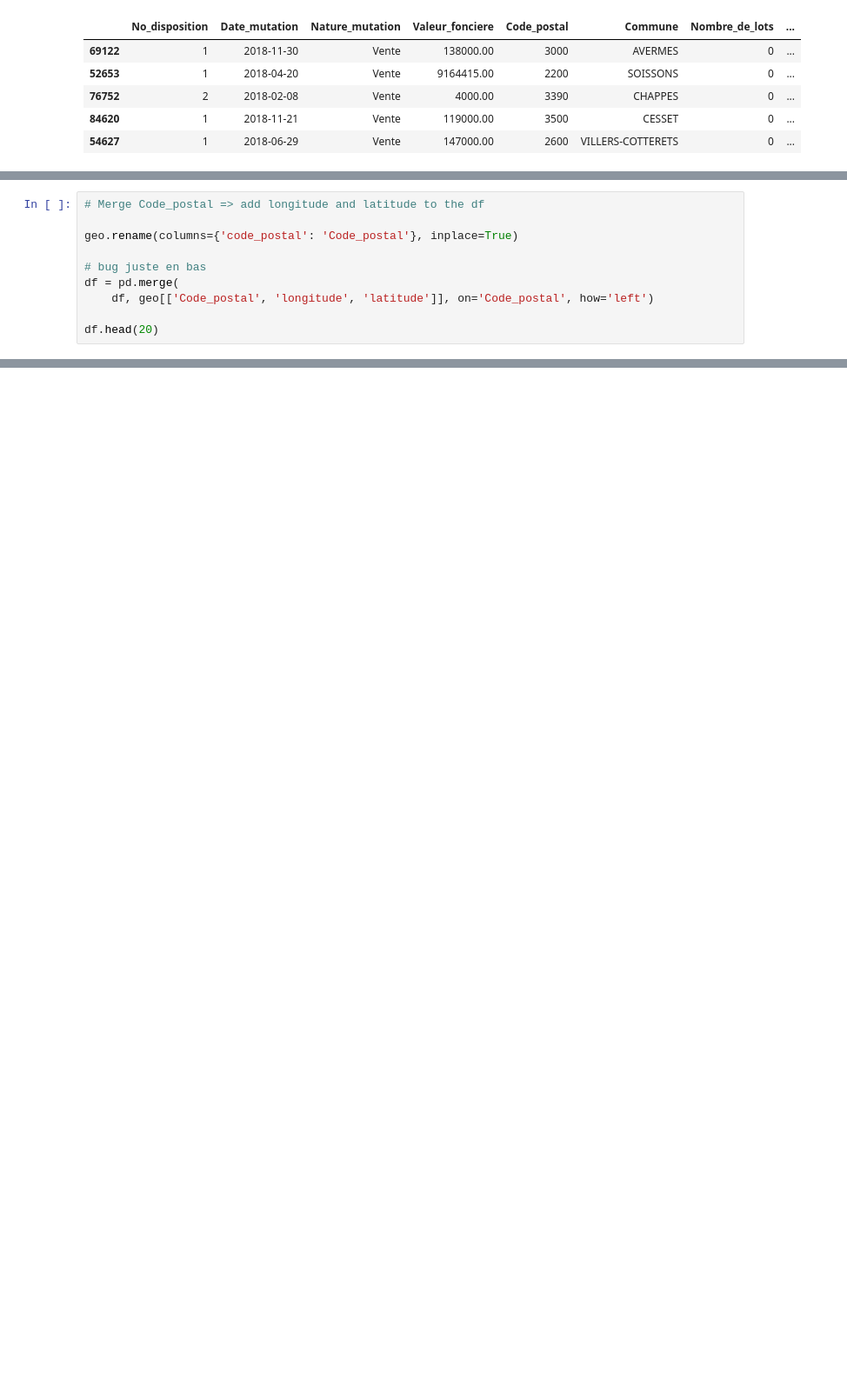
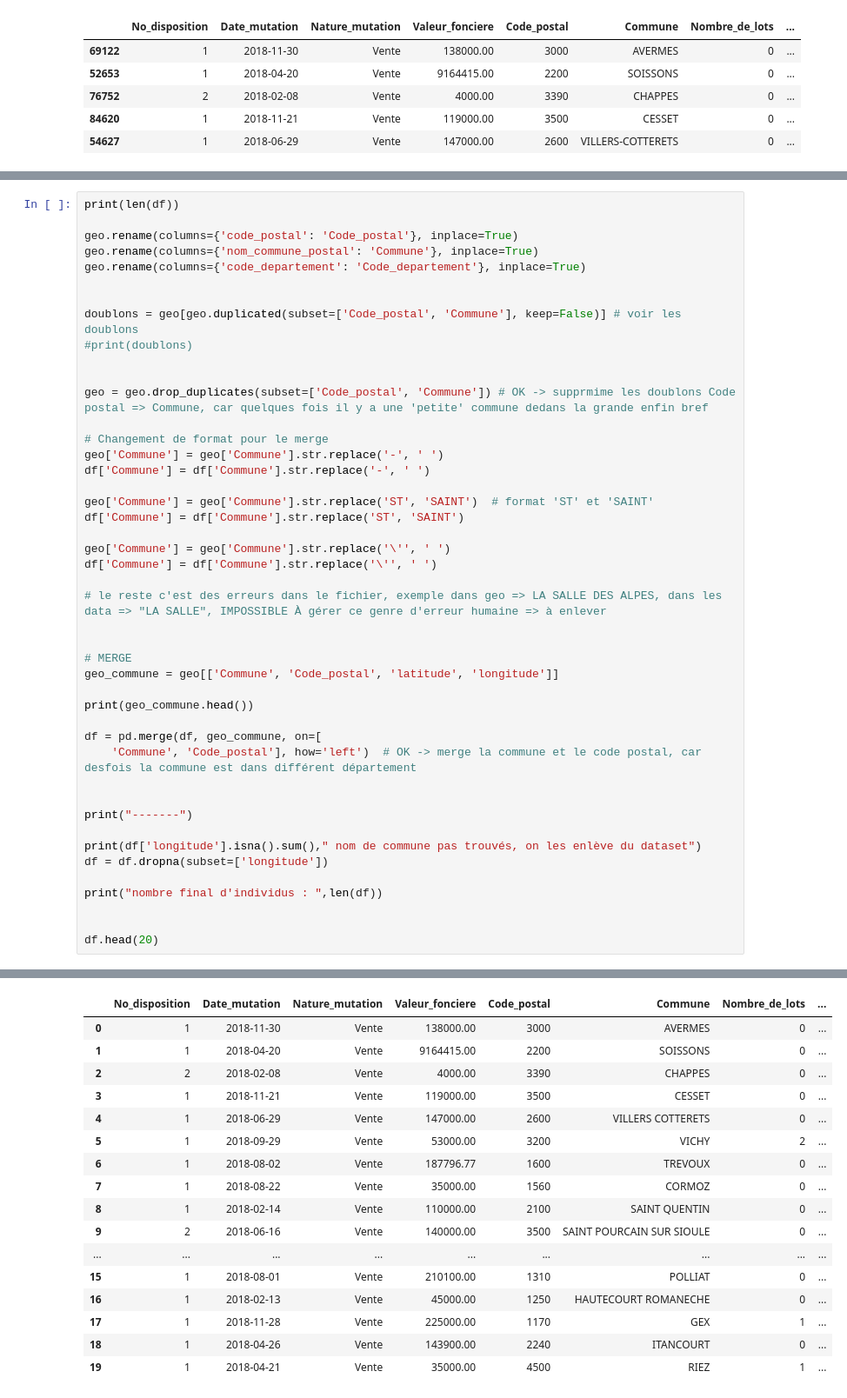
Before and after one commit to Naghan1132/Property_price_prediction, a Jupyter notebook: src/data_preprocessing.ipynb, the cells around one changed output, grey strips where cells are left out. Shown: that part at 87% size. Saved outputs shown, nothing was run; the diff lists cells and outputs as text; blank space fills up the shorter version.

Commit message:
réglage bug coordonnees + preprocessing OK + clean des fichiers

```diff
--- a/src/data_preprocessing.ipynb
+++ b/src/data_preprocessing.ipynb
@@ -183,13 +176,3 @@ Index(['code_commune_INSEE', 'nom_commune_postal', 'code_postal',
 | 2 | 1004 | AMBERIEU EN BUGEY | 1500 | AMBERIEU EN BUGEY | NaN | 45.96 | ... |
 | 3 | 1005 | AMBERIEUX EN DOMBES | 1330 | AMBERIEUX EN DOMBES | NaN | 46.00 | ... |
 | 4 | 1006 | AMBLEON | 1300 | AMBLEON | NaN | 45.75 | ... |
-# %%
-# Merge Code_postal => add longitude and latitude to the df
-
-geo.rename(columns={'code_postal': 'Code_postal'}, inplace=True)
-
-# bug juste en bas
-df = pd.merge(
-    df, geo[['Code_postal', 'longitude', 'latitude']], on='Code_postal', how='left')
-
-df.head(20)
@@ -213,0 +179,46 @@ df.head(20)
+# %%
+print(len(df))
+
+geo.rename(columns={'code_postal': 'Code_postal'}, inplace=True)
+geo.rename(columns={'nom_commune_postal': 'Commune'}, inplace=True)
+geo.rename(columns={'code_departement': 'Code_departement'}, inplace=True)
+
+
+doublons = geo[geo.duplicated(subset=['Code_postal', 'Commune'], keep=False)] # voir les doublons
+#print(doublons)
+
+
+geo = geo.drop_duplicates(subset=['Code_postal', 'Commune']) # OK -> supprmime les doublons Code postal => Commune, car quelques fois il y a une 'petite' commune dedans la grande enfin bref
+
+# Changement de format pour le merge
+geo['Commune'] = geo['Commune'].str.replace('-', ' ')
+df['Commune'] = df['Commune'].str.replace('-', ' ')
+
+geo['Commune'] = geo['Commune'].str.replace('ST', 'SAINT')  # format 'ST' et 'SAINT'
+df['Commune'] = df['Commune'].str.replace('ST', 'SAINT')
+
+geo['Commune'] = geo['Commune'].str.replace('\'', ' ')
+df['Commune'] = df['Commune'].str.replace('\'', ' ')
+
+# le reste c'est des erreurs dans le fichier, exemple dans geo => LA SALLE DES ALPES, dans les data => "LA SALLE", IMPOSSIBLE À gérer ce genre d'erreur humaine => à enlever
+
+
+# MERGE
+geo_commune = geo[['Commune', 'Code_postal', 'latitude', 'longitude']]
+
+print(geo_commune.head())
+
+df = pd.merge(df, geo_commune, on=[
+    'Commune', 'Code_postal'], how='left')  # OK -> merge la commune et le code postal, car desfois la commune est dans différent département
+
+
+print("-------")
+
+print(df['longitude'].isna().sum()," nom de commune pas trouvés, on les enlève du dataset")
+df = df.dropna(subset=['longitude'])
+
+print("nombre final d'individus : ",len(df))
+
+
+df.head(20)
+# %% [output]
@@ -213,0 +235,17 @@ df.head(20)
+|  | No_disposition | Date_mutation | Nature_mutation | Valeur_fonciere | Code_postal | Commune | Nombre_de_lots | ... |
+| 0 | 1 | 2018-11-30 | Vente | 138000.00 | 3000 | AVERMES | 0 | ... |
+| 1 | 1 | 2018-04-20 | Vente | 9164415.00 | 2200 | SOISSONS | 0 | ... |
+| 2 | 2 | 2018-02-08 | Vente | 4000.00 | 3390 | CHAPPES | 0 | ... |
+| 3 | 1 | 2018-11-21 | Vente | 119000.00 | 3500 | CESSET | 0 | ... |
+| 4 | 1 | 2018-06-29 | Vente | 147000.00 | 2600 | VILLERS COTTERETS | 0 | ... |
+| 5 | 1 | 2018-09-29 | Vente | 53000.00 | 3200 | VICHY | 2 | ... |
+| 6 | 1 | 2018-08-02 | Vente | 187796.77 | 1600 | TREVOUX | 0 | ... |
+| 7 | 1 | 2018-08-22 | Vente | 35000.00 | 1560 | CORMOZ | 0 | ... |
+| 8 | 1 | 2018-02-14 | Vente | 110000.00 | 2100 | SAINT QUENTIN | 0 | ... |
+| 9 | 2 | 2018-06-16 | Vente | 140000.00 | 3500 | SAINT POURCAIN SUR SIOULE | 0 | ... |
+| ... | ... | ... | ... | ... | ... | ... | ... | ... |
+| 15 | 1 | 2018-08-01 | Vente | 210100.00 | 1310 | POLLIAT | 0 | ... |
+| 16 | 1 | 2018-02-13 | Vente | 45000.00 | 1250 | HAUTECOURT ROMANECHE | 0 | ... |
+| 17 | 1 | 2018-11-28 | Vente | 225000.00 | 1170 | GEX | 1 | ... |
+| 18 | 1 | 2018-04-26 | Vente | 143900.00 | 2240 | ITANCOURT | 0 | ... |
+| 19 | 1 | 2018-04-21 | Vente | 35000.00 | 4500 | RIEZ | 1 | ... |
```
Also changed, not shown: parts of 8 cells of this notebook, 5 other files.
